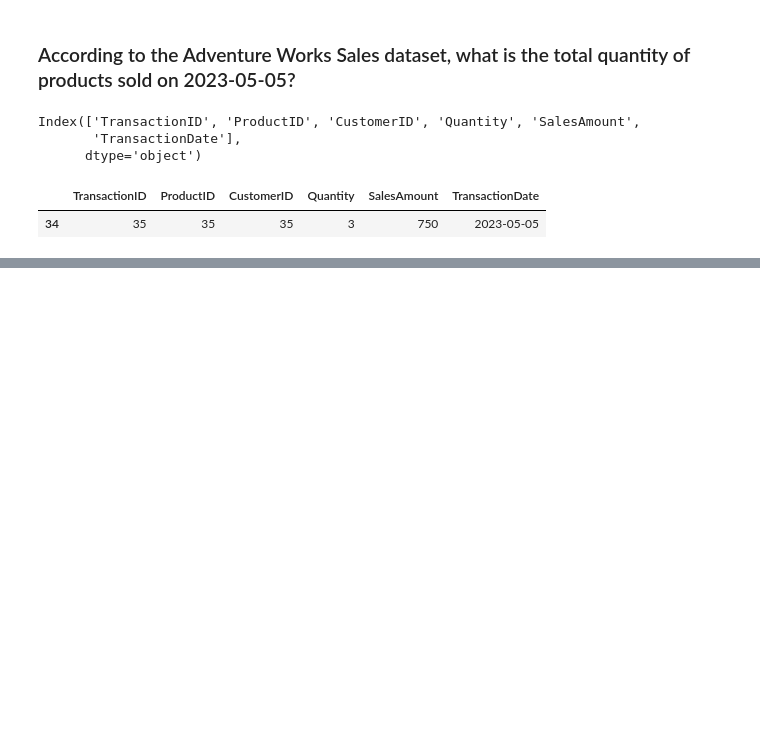
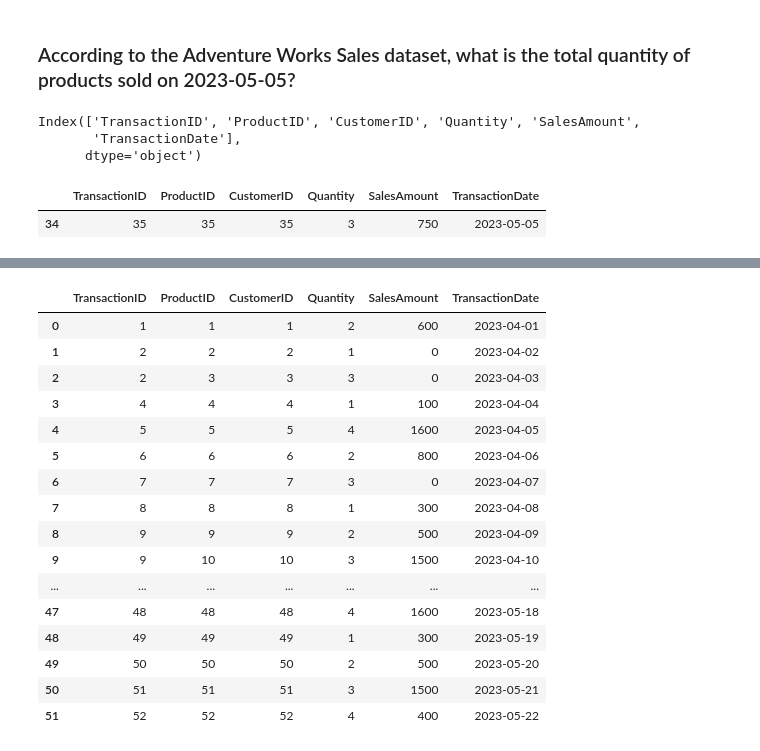
Before and after one commit to GarganoNicolas/powerBI, a Jupyter notebook: powerBIcourse_cleaningData.ipynb, the cells around one changed output, grey strips where cells are left out. Cells and saved outputs as stored; diff of their text form; code cells hidden in the pictures; blank space fills up the shorter version.

```diff
--- a/powerBIcourse_cleaningData.ipynb
+++ b/powerBIcourse_cleaningData.ipynb
@@ -462,0 +483,20 @@ sold2023_05_05
+# %%
+sales_df
+# %% [output]
+|  | TransactionID | ProductID | CustomerID | Quantity | SalesAmount | TransactionDate |
+| 0 | 1 | 1 | 1 | 2 | 600 | 2023-04-01 |
+| 1 | 2 | 2 | 2 | 1 | 0 | 2023-04-02 |
+| 2 | 2 | 3 | 3 | 3 | 0 | 2023-04-03 |
+| 3 | 4 | 4 | 4 | 1 | 100 | 2023-04-04 |
+| 4 | 5 | 5 | 5 | 4 | 1600 | 2023-04-05 |
+| 5 | 6 | 6 | 6 | 2 | 800 | 2023-04-06 |
+| 6 | 7 | 7 | 7 | 3 | 0 | 2023-04-07 |
+| 7 | 8 | 8 | 8 | 1 | 300 | 2023-04-08 |
+| 8 | 9 | 9 | 9 | 2 | 500 | 2023-04-09 |
+| 9 | 9 | 10 | 10 | 3 | 1500 | 2023-04-10 |
+| ... | ... | ... | ... | ... | ... | ... |
+| 47 | 48 | 48 | 48 | 4 | 1600 | 2023-05-18 |
+| 48 | 49 | 49 | 49 | 1 | 300 | 2023-05-19 |
+| 49 | 50 | 50 | 50 | 2 | 500 | 2023-05-20 |
+| 50 | 51 | 51 | 51 | 3 | 1500 | 2023-05-21 |
+| 51 | 52 | 52 | 52 | 4 | 400 | 2023-05-22 |
```
Also changed, not shown: parts of 9 cells of this notebook.
